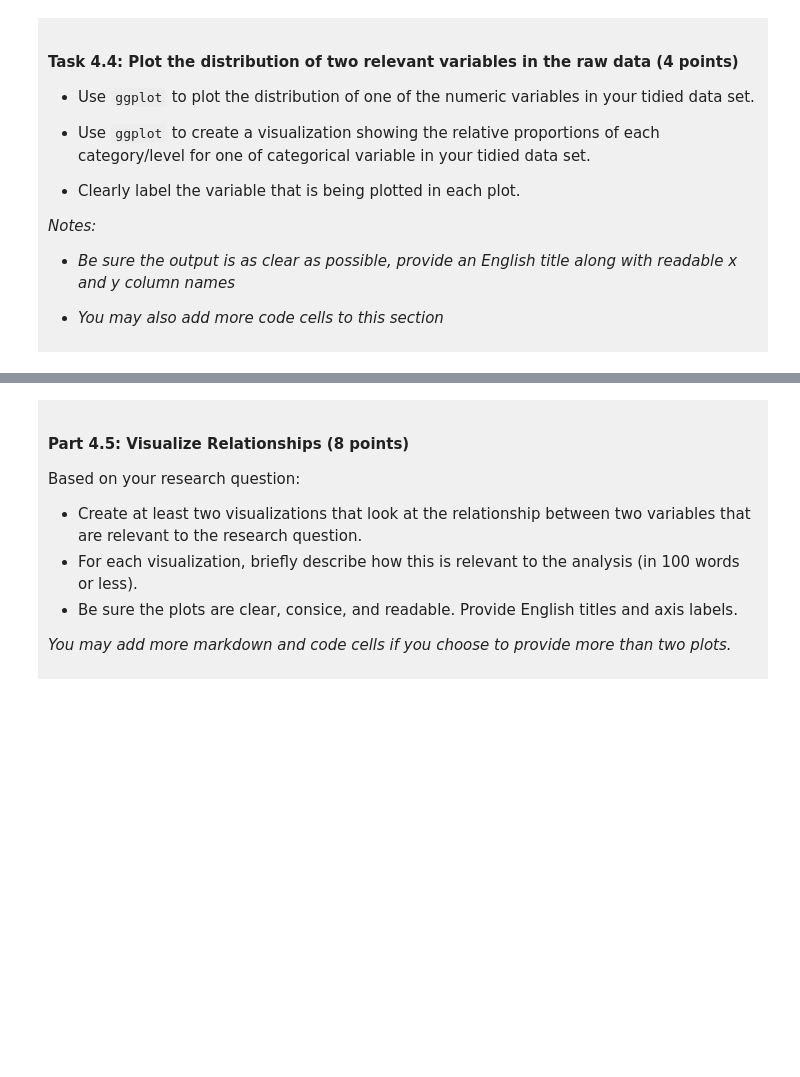
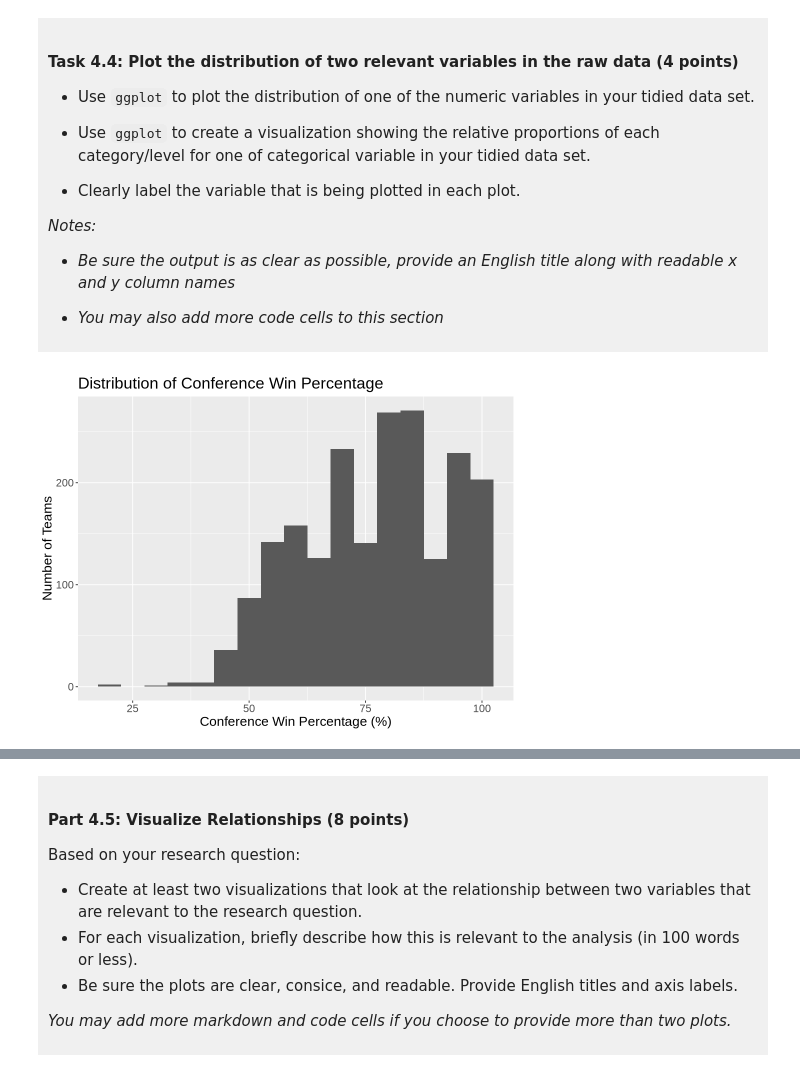
Before and after one commit to slapsysmum/dsci-100-project-pengbo-li, a Jupyter notebook: dsci-100-project-notebook.ipynb, the cells around one changed output, grey strips where cells are left out. Drawn from its saved outputs; the diff is of its cells as text; code cells hidden in the pictures; blank space fills up the shorter version.

```diff
--- a/dsci-100-project-notebook.ipynb
+++ b/dsci-100-project-notebook.ipynb
@@ -313,5 +348,19 @@ You will refine your research question (if needed) and produce a tidy data set.
 </div>
 # %%
 ### EDIT THIS CODE CELL FOR PLOT 1 ###
+options(repr.plot.width = 8, repr.plot.height = 6)
+
+# distribution of conference win percentage
+conf_pct_hist <- march_tidy |>
+    ggplot(aes(x = conf_wins_pct)) +
+    geom_histogram(binwidth = 5) +
+    labs(title = "Distribution of Conference Win Percentage",
+         x = "Conference Win Percentage (%)",
+         y = "Number of Teams") +
+    theme(text = element_text(size = 16))
+
+conf_pct_hist
+# %% [output]
+[figure, added]
 # %%
 ### EDIT THIS CODE CELL FOR PLOT 2 ###
```
Also changed, not shown: parts of 9 cells of this notebook.
